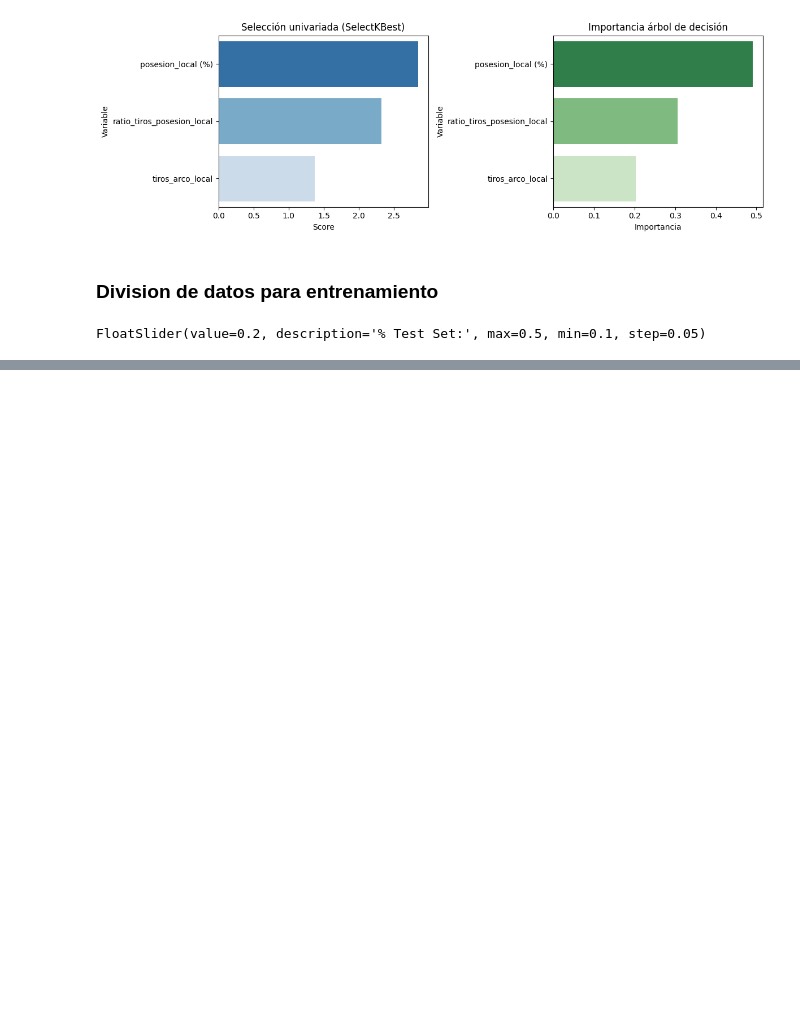
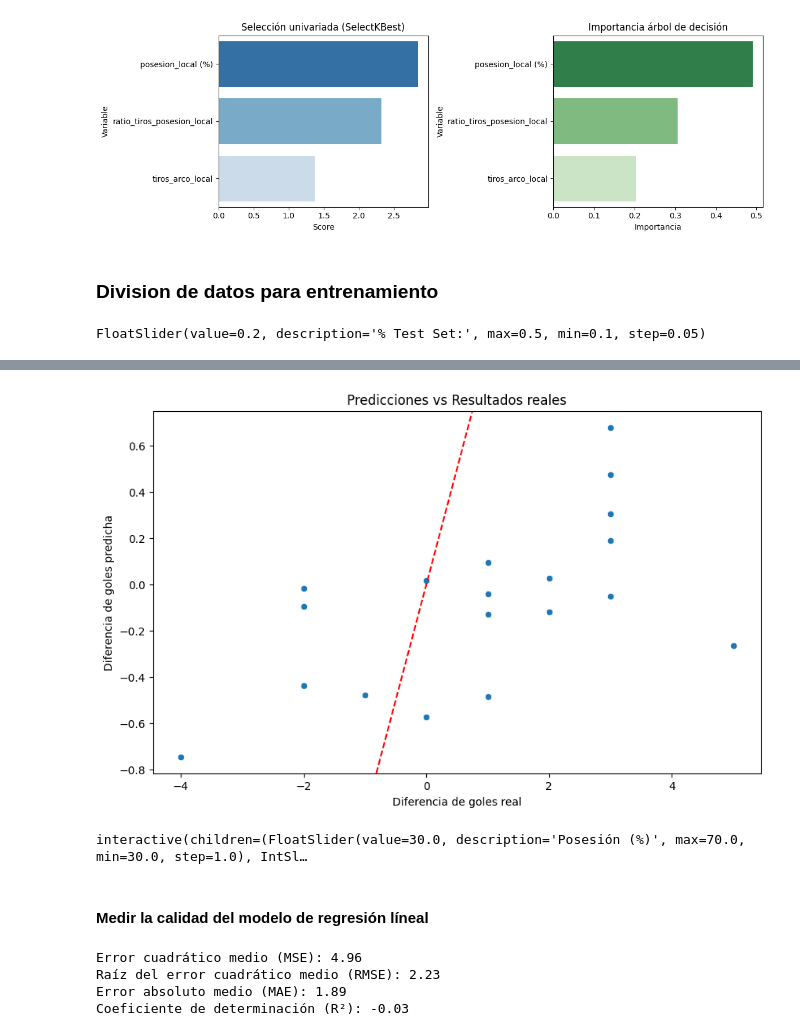
Before and after one commit to JuanLeguizamon97/fundamentos_ml, a Jupyter notebook: cebollitas.ipynb, the cells around one changed output, grey strips where cells are left out. Saved outputs shown, nothing was run; the diff lists cells and outputs as text; code cells hidden in the pictures; blank space fills up the shorter version.

Commit message:
Metricas de desempeño de modelos Regresión Lineal y Arboles de decision

```diff
--- a/cebollitas.ipynb
+++ b/cebollitas.ipynb
@@ -451,0 +457,5 @@ Conjunto prueba
+# %%
+modelo_rl = LinearRegression()
+modelo_rl.fit(X_train, y_train)
+
+print("¡Modelo entrenado exitosamente!")
@@ -451,0 +475,8 @@ Conjunto prueba
+# %%
+y_pred = modelo_rl.predict(X_test)
+
+df_resultados = X_test.copy()
+df_resultados['Diferencia_Goles_Real'] = y_test
+df_resultados['Diferencia_Goles_Predicha'] = y_pred.round(2)
+
+df_resultados
@@ -451,0 +501,40 @@ Conjunto prueba
+# %%
+plt.figure(figsize=(10,6))
+sns.scatterplot(x=y_test, y= y_pred)
+plt.xlabel('Diferencia de goles real')
+plt.ylabel('Diferencia de goles predicha')
+plt.title('Predicciones vs Resultados reales')
+plt.axline((0,0), slope=1, color='red', linestyle='--')
+plt.show()
+# %% [output]
+[figure, added]
+# %%
+posesion_input = widgets.FloatSlider(min=30, max=70, step=1, description='Posesión (%)')
+tiros_input = widgets.IntSlider(min=1, max=15, step=1, description='Tiros al arco')
+
+def predecir_goles(posesion, tiros):
+    entrada= pd.DataFrame([[posesion, tiros]], columns=['posesion_local (%)', 'tiros_arco_local'])
+    pred = modelo_rl.predict(entrada)[0]
+    print(f"Diferencia de goles predicha: {pred:.2f}")
+
+widgets.interactive(predecir_goles, posesion= posesion_input, tiros=tiros_input)
+# %% [output]
+interactive(children=(FloatSlider(value=30.0, description='Posesión (%)', max=70.0, min=30.0, step=1.0), IntSl…
+# %% [markdown]
+#### Medir la calidad del modelo de regresión líneal
+# %%
+#Calcular métricas de evaluación
+mse = mean_squared_error(y_test, y_pred)
+rmse = np.sqrt(mse)
+mae= mean_absolute_error(y_test, y_pred)
+r2= r2_score(y_test, y_pred)
+
+print(f"Error cuadrático medio (MSE): {mse:.2f}")
+print(f"Raíz del error cuadrático medio (RMSE): {rmse:.2f}")
+print(f"Error absoluto medio (MAE): {mae:.2f}")
+print(f"Coeficiente de determinación (R²): {r2:.2f}")
+# %% [output]
+Error cuadrático medio (MSE): 4.96
+Raíz del error cuadrático medio (RMSE): 2.23
+Error absoluto medio (MAE): 1.89
+Coeficiente de determinación (R²): -0.03
```
Also changed, not shown: parts of 14 cells of this notebook, 1 other file.
